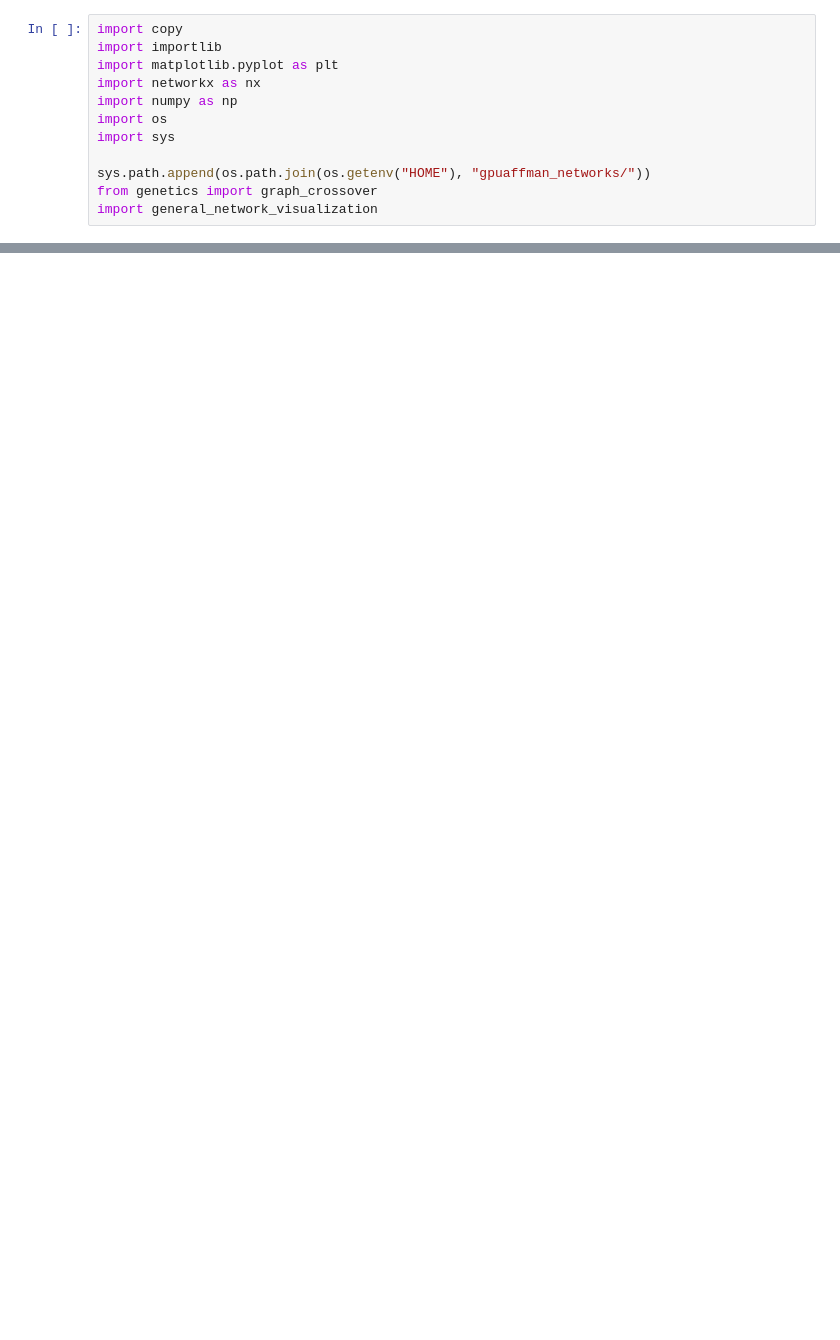
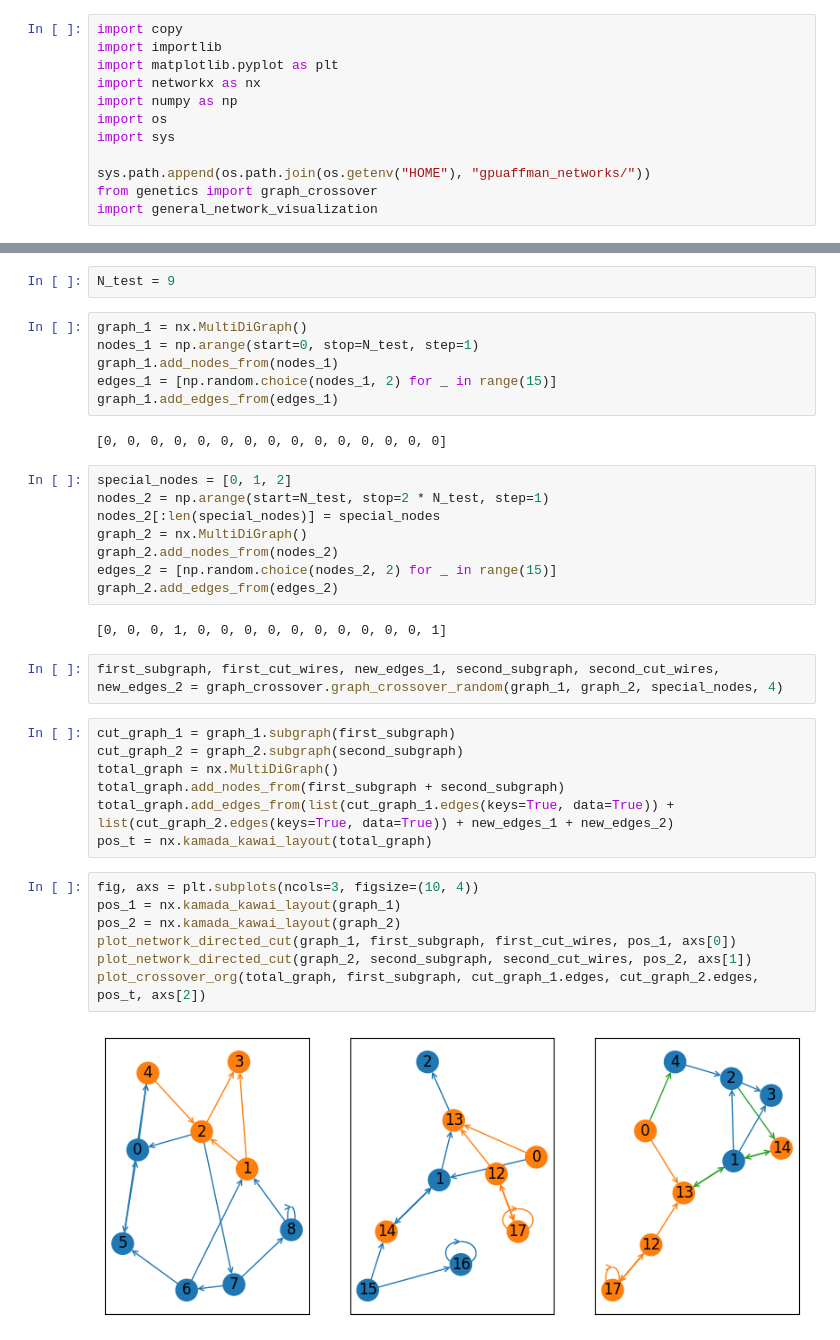
Before and after one commit to trevormccrt/gpuaffman_networks, a Jupyter notebook: genetics/analysis/graph_crossover_vis.ipynb, the cells around one changed output, grey strips where cells are left out. Drawn from its saved outputs; the diff is of its cells as text; blank space fills up the shorter version.

Commit message:
crossover working:

```diff
--- a/genetics/analysis/graph_crossover_vis.ipynb
+++ b/genetics/analysis/graph_crossover_vis.ipynb
@@ -145,0 +54,38 @@ plot_crossover_org(g_total, first_subgraph, g1_sub.edges, g2_sub.edges, pos, axs
+# %%
+N_test = 9
+# %%
+graph_1 = nx.MultiDiGraph()
+nodes_1 = np.arange(start=0, stop=N_test, step=1)
+graph_1.add_nodes_from(nodes_1)
+edges_1 = [np.random.choice(nodes_1, 2) for _ in range(15)]
+graph_1.add_edges_from(edges_1)
+# %% [output]
+[0, 0, 0, 0, 0, 0, 0, 0, 0, 0, 0, 0, 0, 0, 0]
+# %%
+special_nodes = [0, 1, 2]
+nodes_2 = np.arange(start=N_test, stop=2 * N_test, step=1)
+nodes_2[:len(special_nodes)] = special_nodes
+graph_2 = nx.MultiDiGraph()
+graph_2.add_nodes_from(nodes_2)
+edges_2 = [np.random.choice(nodes_2, 2) for _ in range(15)]
+graph_2.add_edges_from(edges_2)
+# %% [output]
+[0, 0, 0, 1, 0, 0, 0, 0, 0, 0, 0, 0, 0, 0, 1]
+# %%
+first_subgraph, first_cut_wires, new_edges_1, second_subgraph, second_cut_wires, new_edges_2 = graph_crossover.graph_crossover_random(graph_1, graph_2, special_nodes, 4)
+# %%
+cut_graph_1 = graph_1.subgraph(first_subgraph)
+cut_graph_2 = graph_2.subgraph(second_subgraph)
+total_graph = nx.MultiDiGraph()
+total_graph.add_nodes_from(first_subgraph + second_subgraph)
+total_graph.add_edges_from(list(cut_graph_1.edges(keys=True, data=True)) + list(cut_graph_2.edges(keys=True, data=True)) + new_edges_1 + new_edges_2)
+pos_t = nx.kamada_kawai_layout(total_graph)
+# %%
+fig, axs = plt.subplots(ncols=3, figsize=(10, 4))
+pos_1 = nx.kamada_kawai_layout(graph_1)
+pos_2 = nx.kamada_kawai_layout(graph_2)
+plot_network_directed_cut(graph_1, first_subgraph, first_cut_wires, pos_1, axs[0])
+plot_network_directed_cut(graph_2, second_subgraph, second_cut_wires, pos_2, axs[1])
+plot_crossover_org(total_graph, first_subgraph, cut_graph_1.edges, cut_graph_2.edges, pos_t, axs[2])
+# %% [output]
+[figure, added]
```
Also changed, not shown: parts of 18 cells of this notebook, 1 other file.
